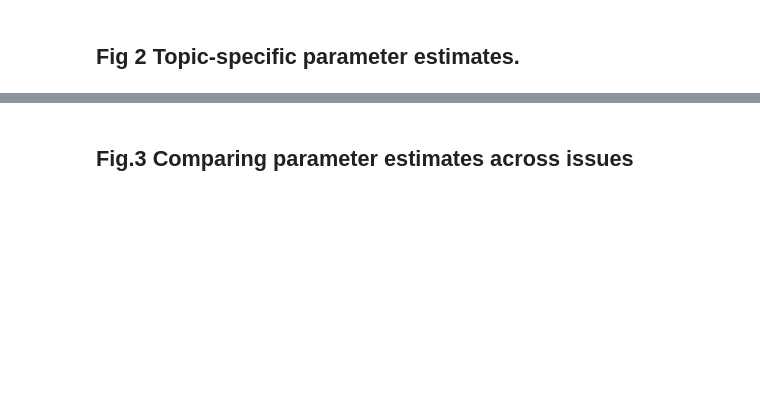
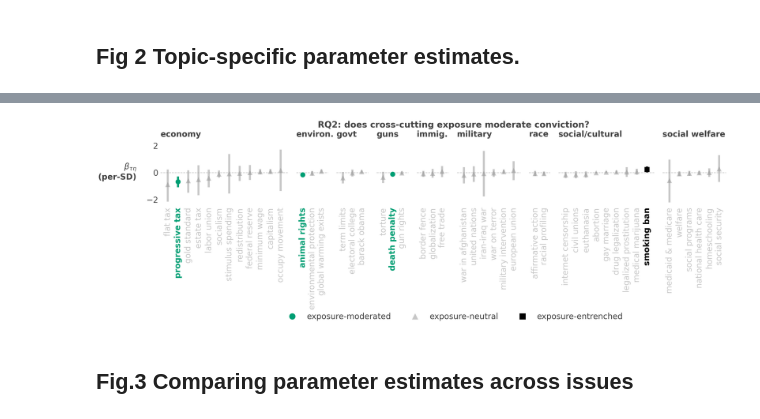
Before and after one commit to elenacandellone/DDO-conviction-conformity, a Jupyter notebook: b_figures.ipynb, the cells around one changed output, grey strips where cells are left out. Cells and saved outputs as stored; diff of their text form; code cells hidden in the pictures; blank space fills up the shorter version.

```diff
--- a/b_figures.ipynb
+++ b/b_figures.ipynb
@@ -500,3 +921,45 @@ plt.show()
+# %%
+# ------------------------------------------------------------
+# Panel B -- RQ2: cross-cutting exposure moderation
+# ------------------------------------------------------------
+fig_b, axes_b = plt.subplots(
+    nrows=1, ncols=len(issues),
+    figsize=(FIG_WIDTH_IN, 4.5),
+    sharey=False,
+    gridspec_kw={"width_ratios": width_ratios, "wspace": 0.15},
+)
+
+for col, issue in enumerate(issues):
+    # free to sort by its own point estimate -- no other row to align with.
+    tau_D_sub = beta_tau_D_df[beta_tau_D_df['issue'] == issue].sort_values('Mean', ascending=True)
+    plot_forest_flipped(axes_b[col], tau_D_sub, mod_colors, mod_alphas, mod_text_alphas, mod_markers, topic_to_mod_class, ref_line=0, title=short_issue(issue), show_xticklabels=True)
+
+    axes_b[col].set_ylim(SHARED_YLIM)
+    if col > 0:
+        axes_b[col].set_yticklabels([])
+
+# Symbol only (same reasoning as RQ1's row labels): a long rotated label
+# needs roughly string-length x fontsize of vertical room, more than this
+# single row has to spare at a legible print size. The suptitle already
+# names the quantity in full.
+axes_b[0].set_ylabel(r"$\beta_{\tau\eta}$" + "\n(per-SD)", fontsize=fontsz_h, fontweight='bold', labelpad=labelpad_h, rotation=0, ha='right', va='center')
+fig_b.suptitle("RQ2: does cross-cutting exposure moderate conviction?", fontsize=fontsz_h + 2, fontweight='bold', y=1.08)
+plt.figure(fig_b.number)
+plt.subplots_adjust(left=0.07)
+
+mod_legend_order = ["exposure-moderated", "exposure-neutral", "exposure-entrenched"]
+mod_legend_elements = [
+    Line2D([0], [0], marker=mod_markers[c], color='none', markerfacecolor=mod_colors[c],
+           markeredgecolor='none', alpha=mod_alphas[c], markersize=markersize_h * 1.25, label=c)
+    for c in mod_legend_order
+]
+fig_b.legend(handles=mod_legend_elements, loc="lower center", bbox_to_anchor=(0.5, -1.30), ncol=3, fontsize=fontsz_small_h, frameon=False)
+
+fig_b.savefig("./plots/Fig2_RQ2.pdf", bbox_inches="tight")
+
+plt.show()
+# %% [output]
+[figure, added]
 # %% [markdown]
 ## Fig.3 Comparing parameter estimates across issues
 # %%
```
Also changed, not shown: parts of 11 cells of this notebook, 43 other files.
